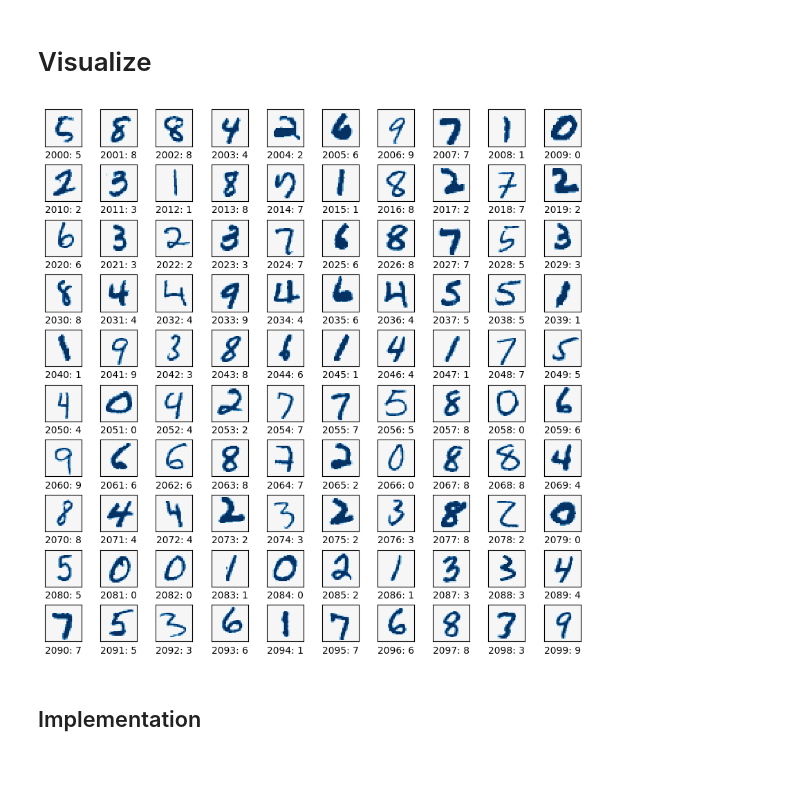
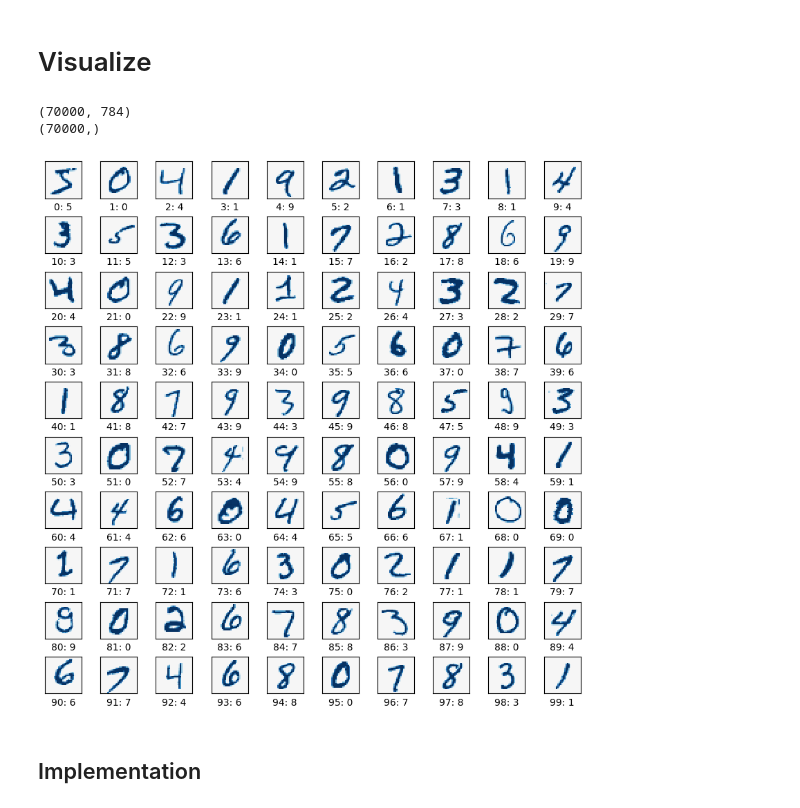
Before and after one commit to DhafinFawwaz/Feedforward-Neural-Network, a Jupyter notebook: src/ml.ipynb, the cells around one changed output. Cells and saved outputs as stored; diff of their text form; code cells hidden in the pictures; blank space fills up the shorter version.

```diff
--- a/src/ml.ipynb
+++ b/src/ml.ipynb
@@ -115,7 +115,8 @@ y_csv = pd.read_csv("dataset/y.csv")
 from matplotlib.axes._axes import Axes
 
 def visualize(X, y, row_count, col_count, offset = 0):
-    scale = np.abs(X).max()
+    # scale = np.abs(X).max()
+    scale = 255 # in case we only pick some data and none of them reach the max value (255).
     fig, axes = plt.subplots(row_count, col_count, figsize=(10, 10))
     plt.subplots_adjust(wspace=0.5, hspace=0.5)
 
@@ -124,7 +125,7 @@ def visualize(X, y, row_count, col_count, offset = 0):
 
         ax.set_xticks([])
         ax.set_yticks([])
-        ax.set_xlabel(str(i+offset)+": "+str(y[i+offset][0]))
+        ax.set_xlabel(str(i+offset)+": "+str(int(y[i+offset])))
 
         ax.imshow(
             X[i+offset].reshape(28, 28),
@@ -138,15 +139,22 @@ def visualize(X, y, row_count, col_count, offset = 0):
 # %%
 row_count = 10
 col_count = 10
 
 X_data = X_csv.to_numpy()
 X_data = X_data[:, 1:]
-y_data = y_csv.to_numpy()
-y_data = y_data[:, 1:]
+y_data_temp = y_csv.to_numpy()
+y_data = np.zeros(len(y_data_temp))
+for i in range(len(y_data_temp)):
+    y_data[i] = y_data_temp[i][1]
 
-visualize(X_data, y_data, row_count, col_count, 2000)
+print(X_data.shape)
+print(y_data.shape)
+
+visualize(X_data, y_data, row_count, col_count, 0)
 # %% [output]
+(70000, 784)
+(70000,)
-[figure, old version]
+[figure, new version]
 # %% [markdown]
 ## Implementation
 # %%
```
Also changed, not shown: parts of 3 cells of this notebook.
